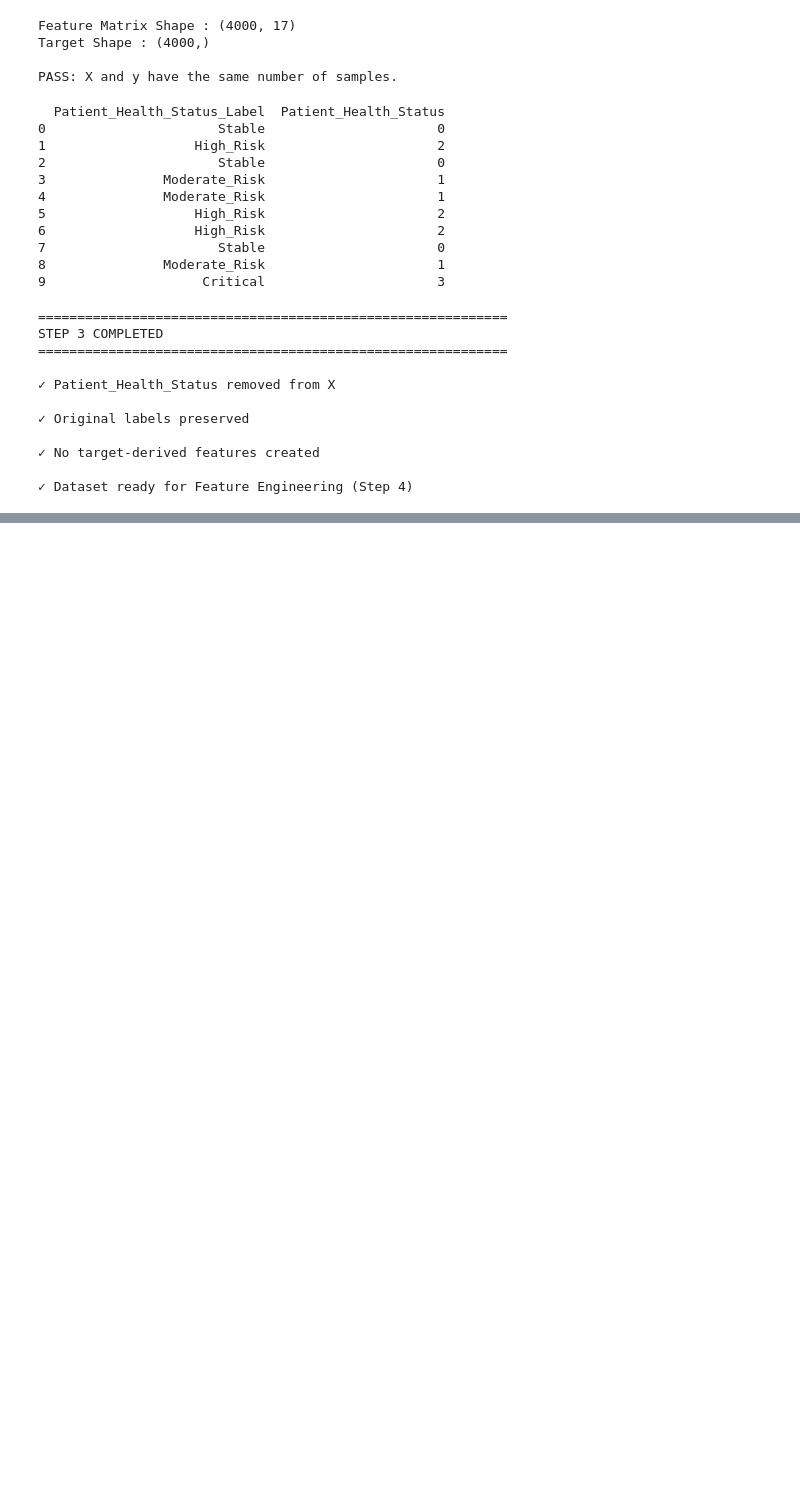
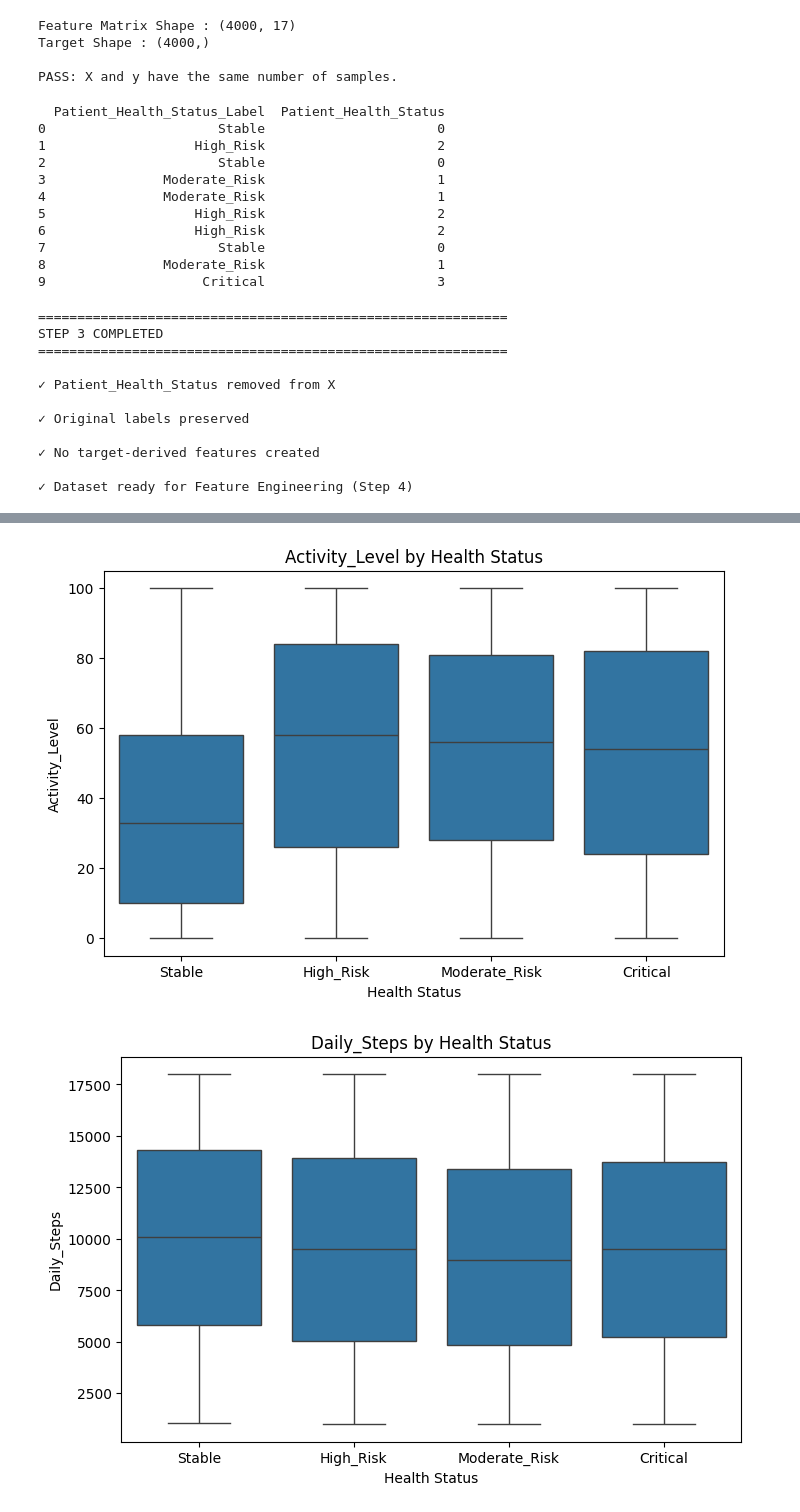
Before and after one commit to Sia0412/Flask-Mega, a Jupyter notebook: IOT_ecosystem.ipynb, the cells around one changed output, grey strips where cells are left out. Cells and saved outputs as stored; diff of their text form; code cells hidden in the pictures; blank space fills up the shorter version.

```diff
--- a/IOT_ecosystem.ipynb
+++ b/IOT_ecosystem.ipynb
@@ -386,0 +736,7 @@ STEP 3 COMPLETED
+# %%
+activity_features = [
+    "Activity_Level",
+    "Daily_Steps",
+    "Sleep_Duration_Hours",
+    "Stress_Index"
+]
@@ -386,0 +808,21 @@ STEP 3 COMPLETED
+# %%
+for feature in activity_features:
+
+    plt.figure(figsize=(8,5))
+
+    sns.boxplot(
+        data=df_fe,
+        x="Patient_Health_Status_Label",
+        y=feature
+    )
+
+    plt.title(f"{feature} by Health Status")
+
+    plt.xlabel("Health Status")
+
+    plt.ylabel(feature)
+
+    plt.show()
+# %% [output]
+[figure, added]
+[figure, added]
```
Also changed, not shown: parts of 63 cells of this notebook.
